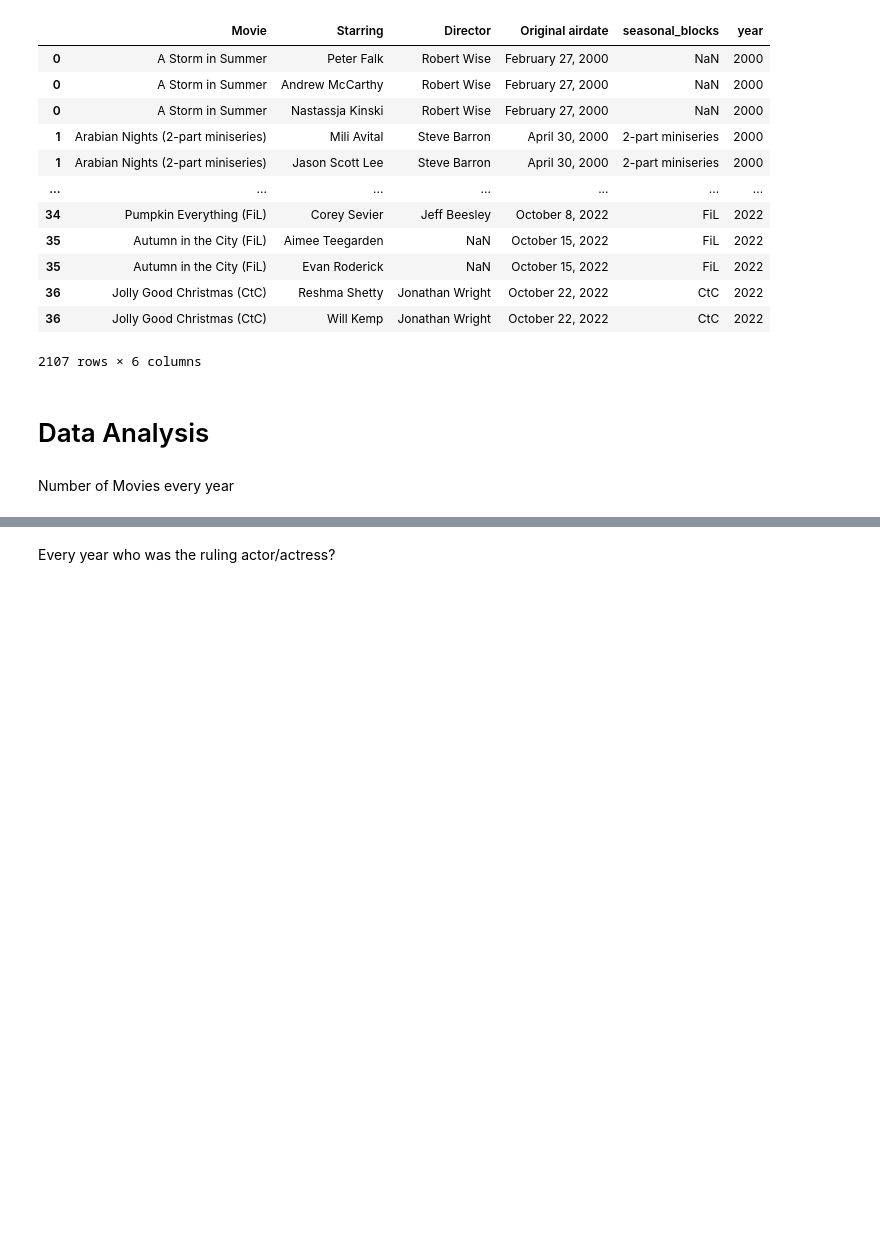
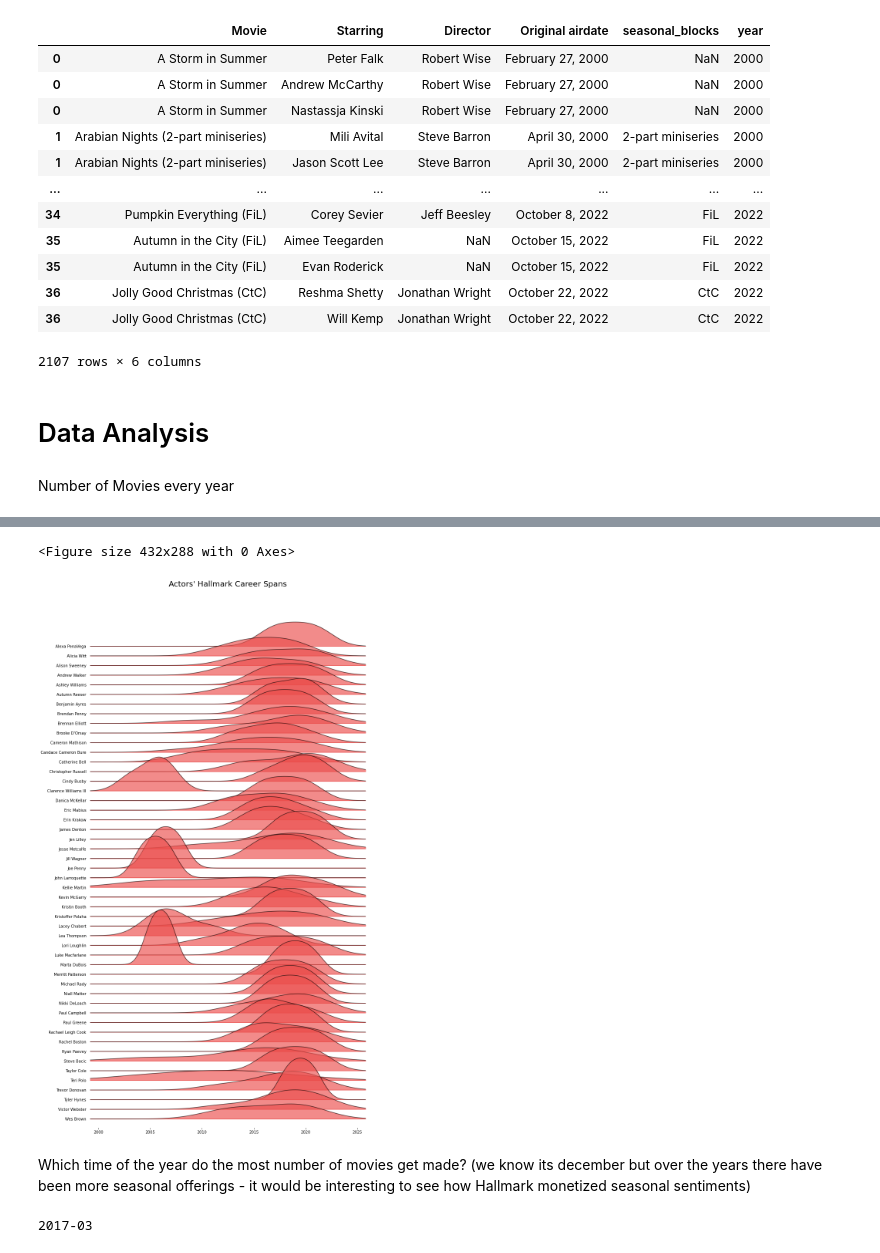
Before and after one commit to aishichandra/Hallmark_Project, a Jupyter notebook: Hallmark Movies.ipynb, the cells around one changed output, grey strips where cells are left out. Cells and saved outputs as stored; diff of their text form; code cells hidden in the pictures; blank space fills up the shorter version.

```diff
--- a/Hallmark Movies.ipynb
+++ b/Hallmark Movies.ipynb
@@ -246,2 +217,0 @@ chart
-# %% [markdown]
-Every year who was the ruling actor/actress?
@@ -247,0 +221,25 @@ Every year who was the ruling actor/actress?
+# %%
+plt.figure()
+
+joyplot(
+    data=source[['year', 'Starring']],
+    by='Starring',
+    alpha=0.65,
+    color='#eb4d4b',
+    overlap=3,
+    figsize=(12, 20)
+)
+plt.title("Actors' Hallmark Career Spans", fontsize=20)
+plt.show()
+# %% [output]
+<Figure size 432x288 with 0 Axes>
+[figure, added]
+# %% [markdown]
+Which time of the year do the most number of movies get made? (we know its december but over the years there have been more seasonal offerings - it would be interesting to see how Hallmark monetized seasonal sentiments)
+# %%
+
+s = "March, 2017"
+d = datetime.strptime(s, '%B, %Y')
+print(d.strftime('%Y-%m'))
+# %% [output]
+2017-03
```
Also changed, not shown: parts of 13 cells of this notebook, 1 other file.
